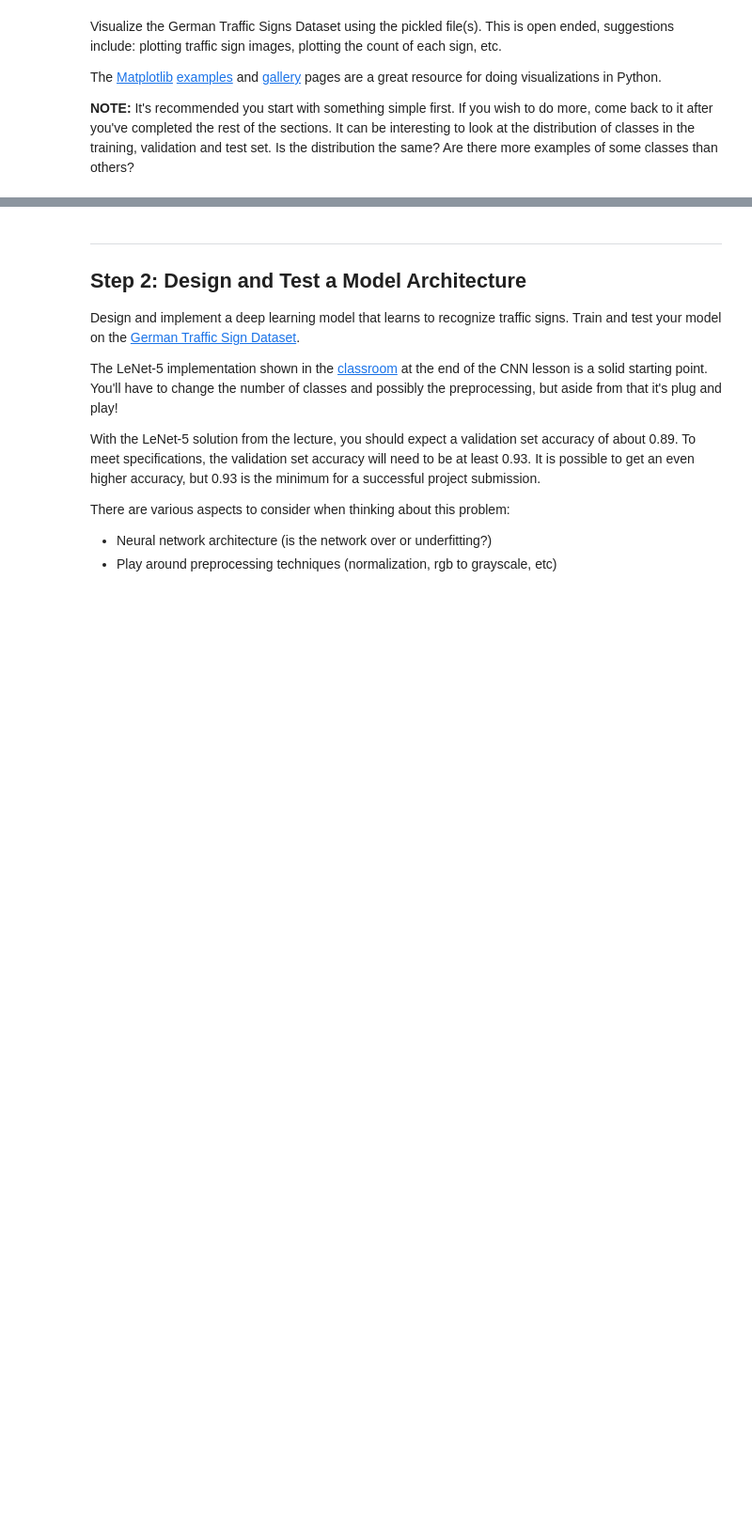
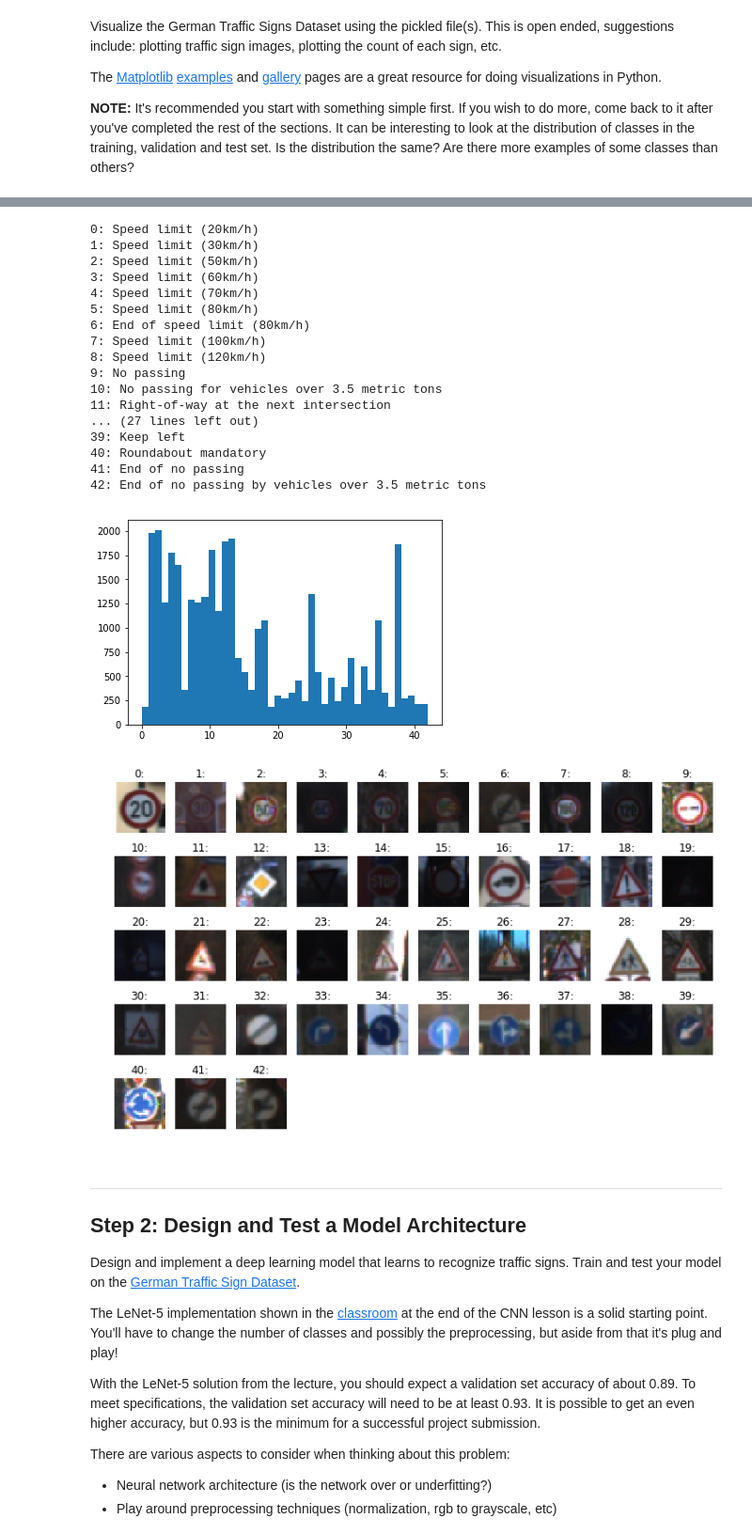
Before and after one commit to carsor007/CarND-Traffic-Sign-Classifier-Project, a Jupyter notebook: Traffic_Sign_Classifier.ipynb, the cells around one changed output, grey strips where cells are left out. Shown at 94% size. Cells and saved outputs as stored; diff of their text form; code cells hidden in the pictures; blank space fills up the shorter version.

```diff
--- a/Traffic_Sign_Classifier.ipynb
+++ b/Traffic_Sign_Classifier.ipynb
@@ -76,6 +69,7 @@ signnames.head(10)
 # %%
 ### Replace each question mark with the appropriate value.
 import numpy as np
+import pandas as pd
 
 # TODO: Number of training examples
 n_train = len(X_train)
@@ -90,9 +84,11 @@ n_test = len(X_test)
 image_shape = X_train[0].shape
 
 # TODO: How many unique classes/labels there are in the dataset.
-n_classes = len(np.unique(y_train))
+#n_classes = len(np.unique(y_train))
+n_classes = len(set(y_train))
 
 print("Number of training examples =", n_train)
+print("Number of validation examples =", n_validation)
 print("Number of testing examples =", n_test)
 print("Image data shape =", image_shape)
 print("Number of classes =", n_classes)
@@ -139,3 +109,72 @@ plt.show()
+# %%
+### Data exploration visualization code goes here.
+### Feel free to use as many code cells as needed.
+import matplotlib.pyplot as plt
+import csv
+
+# Visualizations will be shown in the notebook.
+%matplotlib inline
+
+# Plot histgram of y_train
+plt.hist(y_train, bins=n_classes)
+
+
+
+# Show images
+def get_random_image(data):
+    index = random.randint(0, len(data))
+    return data[index].squeeze()
+
+def show_image(data):
+    image = get_random_image(data)
+    plt.figure(figsize=(1,1))
+    plt.imshow(image)
+
+#Import traffic signs class names
+def get_signs():
+    signs=[]
+    with open('signnames.csv', 'rt') as csvfile:
+        reader = csv.DictReader(csvfile, delimiter=',')
+        for row in reader:
+            signs.append((row['SignName']))
+        return signs
+
+def print_signs():
+    signs = get_signs()
+    for i, sign in enumerate(signs):
+        print(str(i) + ": " + sign)
+
+def show_all_images(data, labels, n):
+    plt.figure(figsize=(12,15))
+    for i in range(0, n):
+        plt.subplot(10, 10, i+1)
+        selected = data[labels == i]
+        plt.imshow(selected[0, :, :, :])
+        plt.axis('off')
+        plt.title(str(i) + ':')
+
+show_all_images(X_train, y_train, n_classes)
+print_signs()
+# %% [output]
+0: Speed limit (20km/h)
+1: Speed limit (30km/h)
+2: Speed limit (50km/h)
+3: Speed limit (60km/h)
+4: Speed limit (70km/h)
+5: Speed limit (80km/h)
+6: End of speed limit (80km/h)
+7: Speed limit (100km/h)
+8: Speed limit (120km/h)
+9: No passing
+10: No passing for vehicles over 3.5 metric tons
+11: Right-of-way at the next intersection
+... (27 lines left out)
+39: Keep left
+40: Roundabout mandatory
+41: End of no passing
+42: End of no passing by vehicles over 3.5 metric tons
+[figure, added]
+[figure, added]
 # %% [markdown]
 ----
 
```
Also changed, not shown: parts of 20 cells of this notebook, 8 other files.
